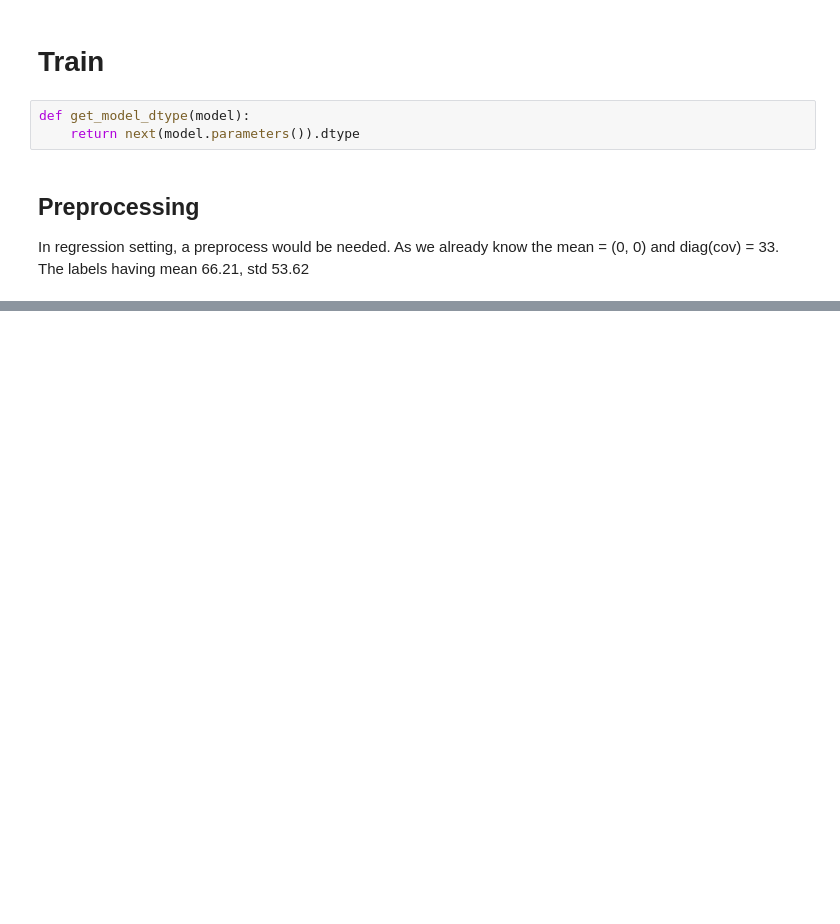
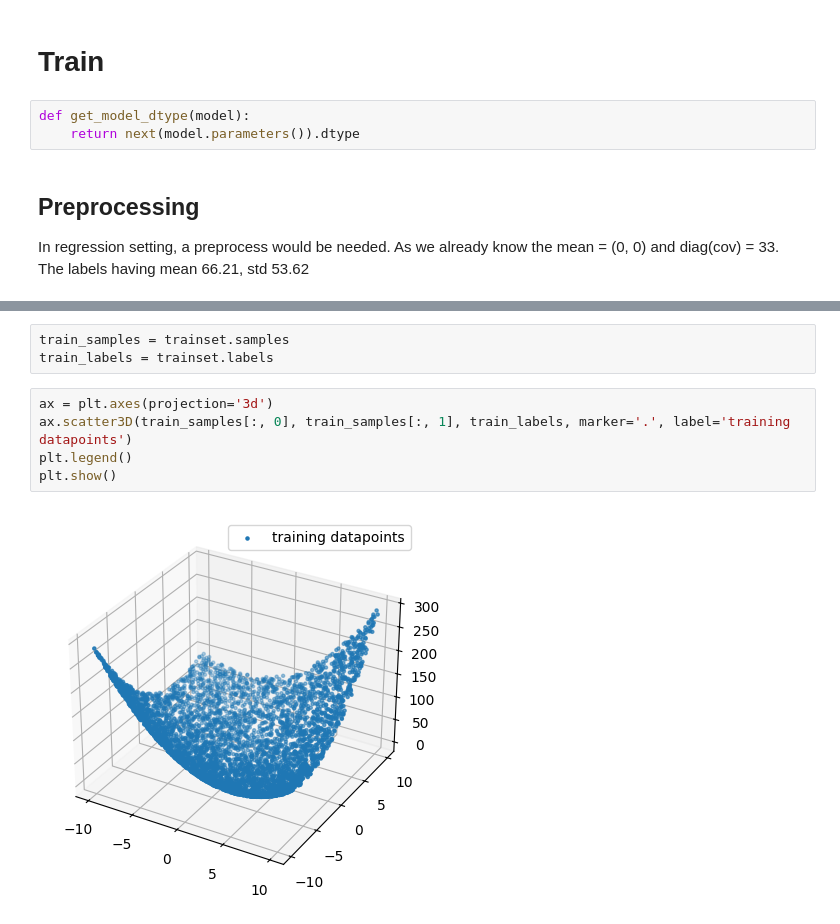
Before and after one commit to ermu2001/nyu_tandon_advanced_machine_learning, a Jupyter notebook: HW2/experiment_regression.ipynb, the cells around one changed output, grey strips where cells are left out. Saved outputs shown, nothing was run; the diff lists cells and outputs as text; blank space fills up the shorter version.

```diff
--- a/HW2/experiment_regression.ipynb
+++ b/HW2/experiment_regression.ipynb
@@ -124,0 +136,10 @@ plt.legend()
+# %%
+train_samples = trainset.samples
+train_labels = trainset.labels
+# %%
+ax = plt.axes(projection='3d')
+ax.scatter3D(train_samples[:, 0], train_samples[:, 1], train_labels, marker='.', label='training datapoints')
+plt.legend()
+plt.show()
+# %% [output]
+[figure, added]
```
Also changed, not shown: parts of 9 cells of this notebook, 7 other files.
